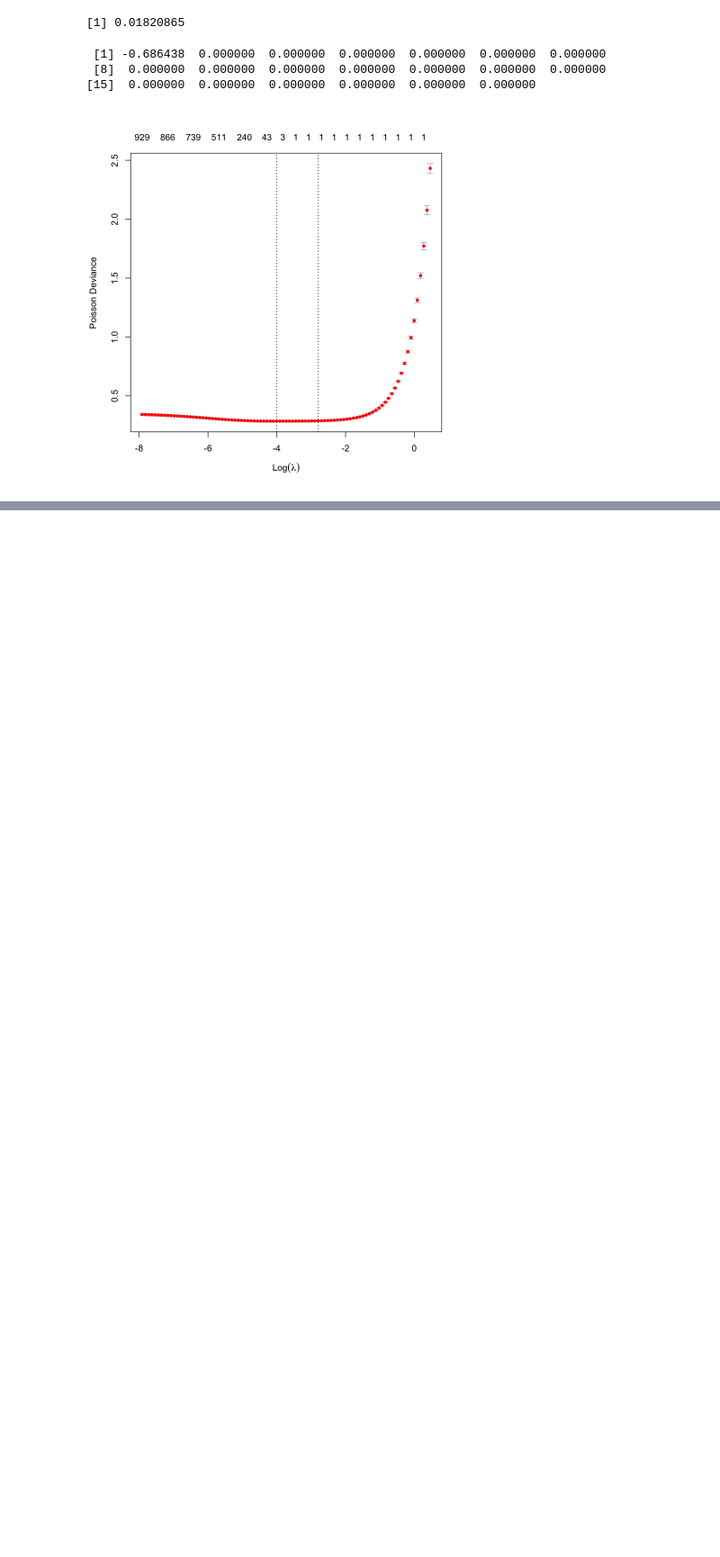
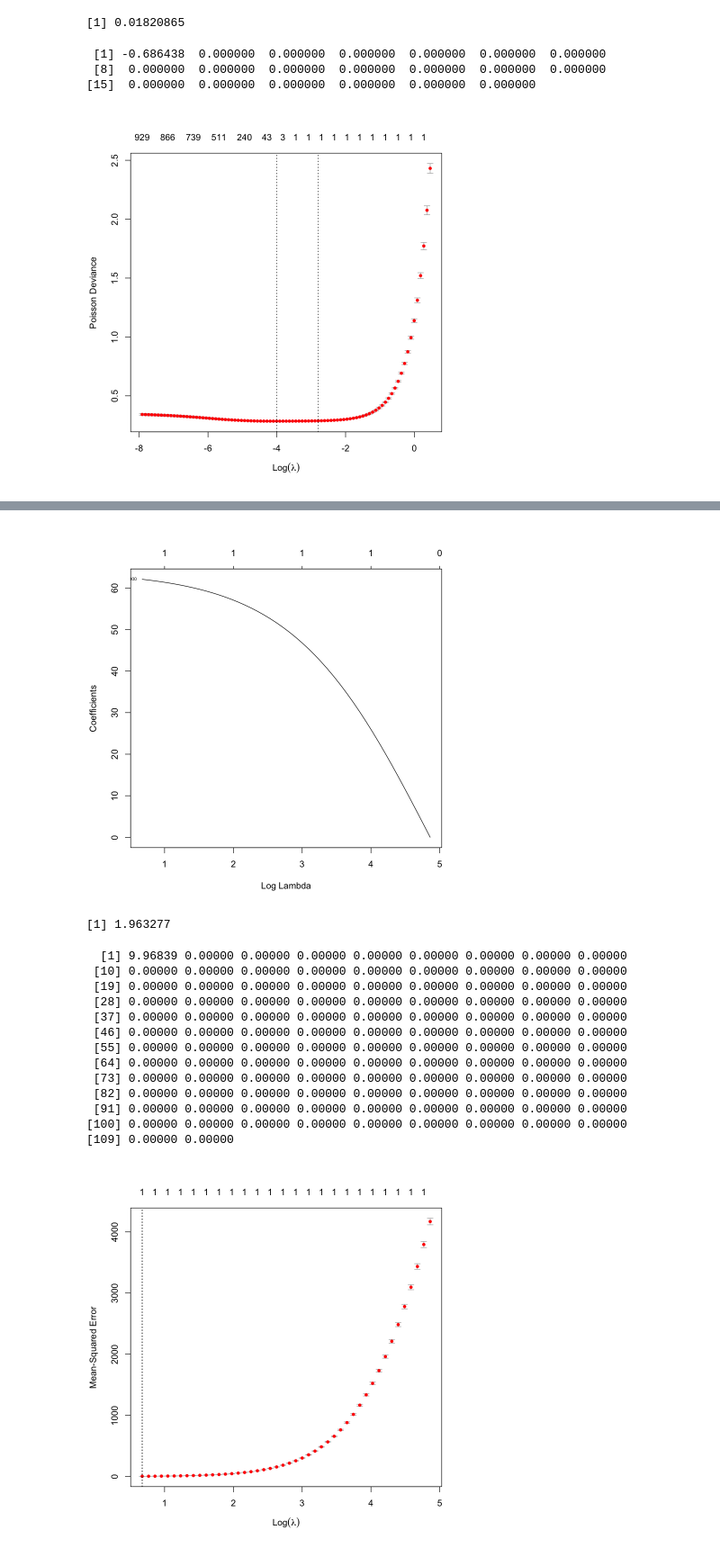
Before and after one commit to notfolder/R-datagen, a Jupyter notebook: R-regression.ipynb, the cells around one changed output, grey strips where cells are left out. Shown at 90% size. Drawn from its saved outputs; the diff is of its cells as text; code cells hidden in the pictures; blank space fills up the shorter version.

```diff
--- a/R-regression.ipynb
+++ b/R-regression.ipynb
@@ -275,0 +307,11 @@ print(predict(lasso_model_cv, type = "coef")[1:20])
+# %%
+# Elastic回帰
+library(glmnet)
+lasso_model <- glmnet(x = x, y = y, family = "gaussian", alpha = 0.5)
+plot(lasso_model, xvar = "lambda", label = TRUE)
+
+lasso_model_cv <- cv.glmnet(x = x, y = y, family = "gaussian", alpha = 0.5)
+plot(lasso_model_cv)
+lasso_model_cv$lambda.min
+print(predict(lasso_model_cv, type = "coef")[1:110])
+# %% [output]
@@ -275,0 +320,16 @@ print(predict(lasso_model_cv, type = "coef")[1:20])
+[figure, added]
+[1] 1.963277
+  [1] 9.96839 0.00000 0.00000 0.00000 0.00000 0.00000 0.00000 0.00000 0.00000
+ [10] 0.00000 0.00000 0.00000 0.00000 0.00000 0.00000 0.00000 0.00000 0.00000
+ [19] 0.00000 0.00000 0.00000 0.00000 0.00000 0.00000 0.00000 0.00000 0.00000
+ [28] 0.00000 0.00000 0.00000 0.00000 0.00000 0.00000 0.00000 0.00000 0.00000
+ [37] 0.00000 0.00000 0.00000 0.00000 0.00000 0.00000 0.00000 0.00000 0.00000
+ [46] 0.00000 0.00000 0.00000 0.00000 0.00000 0.00000 0.00000 0.00000 0.00000
+ [55] 0.00000 0.00000 0.00000 0.00000 0.00000 0.00000 0.00000 0.00000 0.00000
+ [64] 0.00000 0.00000 0.00000 0.00000 0.00000 0.00000 0.00000 0.00000 0.00000
+ [73] 0.00000 0.00000 0.00000 0.00000 0.00000 0.00000 0.00000 0.00000 0.00000
+ [82] 0.00000 0.00000 0.00000 0.00000 0.00000 0.00000 0.00000 0.00000 0.00000
+ [91] 0.00000 0.00000 0.00000 0.00000 0.00000 0.00000 0.00000 0.00000 0.00000
+[100] 0.00000 0.00000 0.00000 0.00000 0.00000 0.00000 0.00000 0.00000 0.00000
+[109] 0.00000 0.00000
+[figure, added]
```
Also changed, not shown: parts of 2 cells of this notebook, 2 other files.
